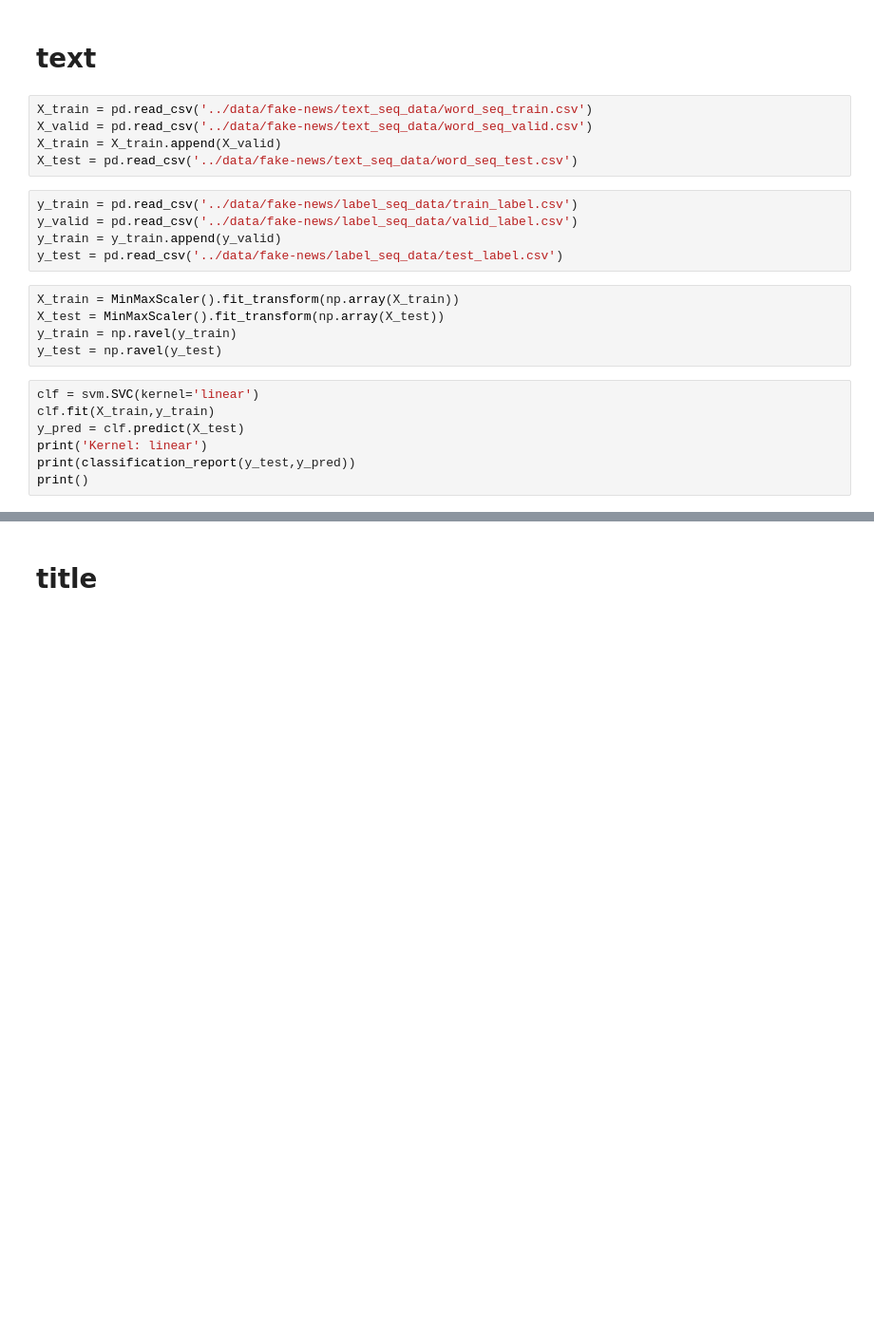
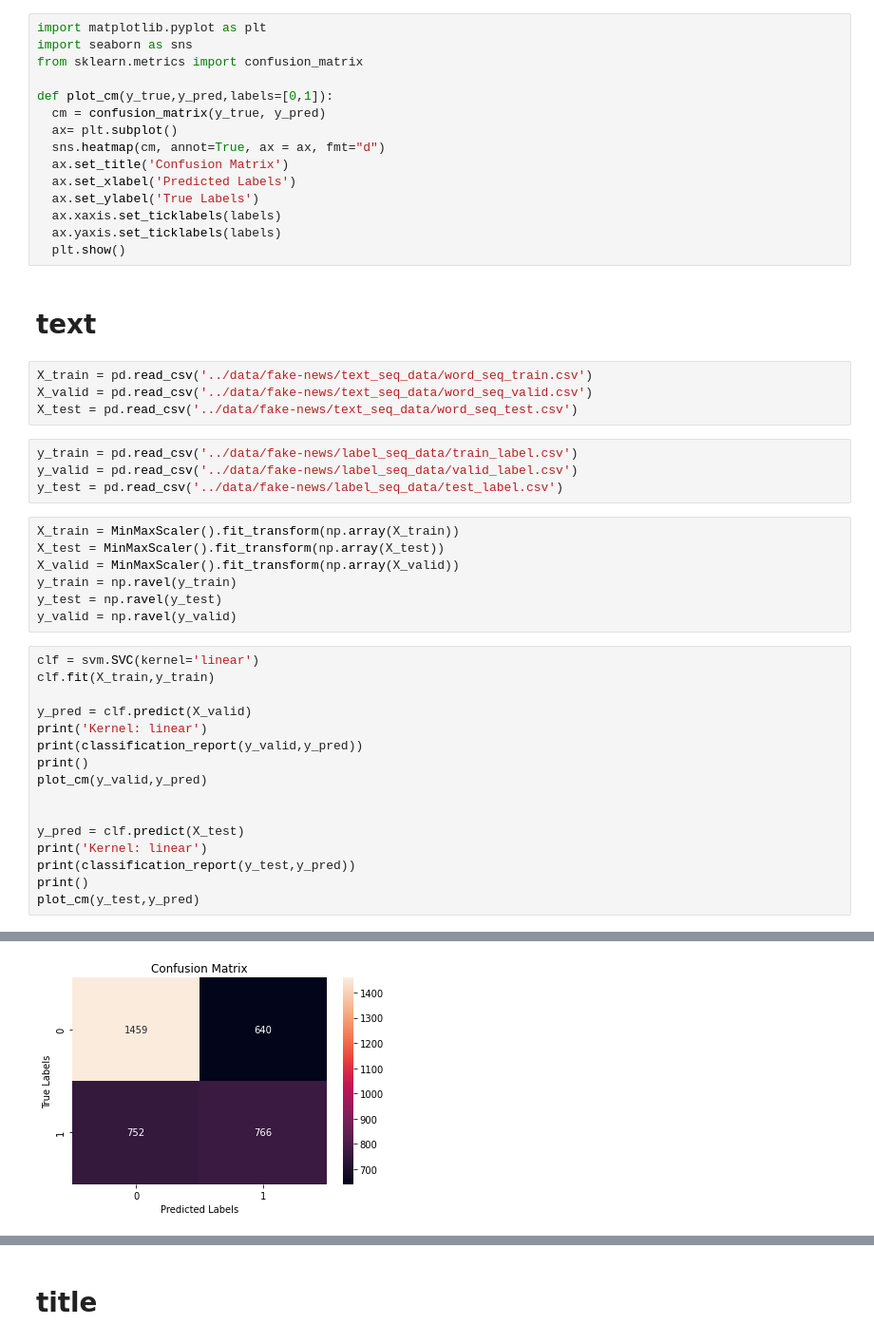
Before and after one commit to arkaprabha10/Fake-News-Detection, a Jupyter notebook: kaggle_dataset_code/svm_v1.ipynb, the cells around one changed output, grey strips where cells are left out. Shown: that part at 95% size. Saved outputs shown, nothing was run; the diff lists cells and outputs as text; blank space fills up the shorter version.

Commit message:
confusion matrix for logistic and svm

```diff
--- a/kaggle_dataset_code/svm_v1.ipynb
+++ b/kaggle_dataset_code/svm_v1.ipynb
@@ -4,30 +4,54 @@ import pandas as pd
 from sklearn import svm
 from sklearn.metrics import classification_report
 from sklearn.preprocessing import MinMaxScaler
+# %%
+import matplotlib.pyplot as plt
+import seaborn as sns
+from sklearn.metrics import confusion_matrix
+
+def plot_cm(y_true,y_pred,labels=[0,1]):
+  cm = confusion_matrix(y_true, y_pred)
+  ax= plt.subplot()
+  sns.heatmap(cm, annot=True, ax = ax, fmt="d")
+  ax.set_title('Confusion Matrix')
+  ax.set_xlabel('Predicted Labels')
+  ax.set_ylabel('True Labels')
+  ax.xaxis.set_ticklabels(labels)
+  ax.yaxis.set_ticklabels(labels)
+  plt.show()
 # %% [markdown]
 # text
 # %%
 X_train = pd.read_csv('../data/fake-news/text_seq_data/word_seq_train.csv')
 X_valid = pd.read_csv('../data/fake-news/text_seq_data/word_seq_valid.csv')
-X_train = X_train.append(X_valid)
 X_test = pd.read_csv('../data/fake-news/text_seq_data/word_seq_test.csv')
 # %%
 y_train = pd.read_csv('../data/fake-news/label_seq_data/train_label.csv')
 y_valid = pd.read_csv('../data/fake-news/label_seq_data/valid_label.csv')
-y_train = y_train.append(y_valid)
 y_test = pd.read_csv('../data/fake-news/label_seq_data/test_label.csv')
 # %%
 X_train = MinMaxScaler().fit_transform(np.array(X_train))
 X_test = MinMaxScaler().fit_transform(np.array(X_test))
+X_valid = MinMaxScaler().fit_transform(np.array(X_valid))
 y_train = np.ravel(y_train)
 y_test = np.ravel(y_test)
+y_valid = np.ravel(y_valid)
 # %%
 clf = svm.SVC(kernel='linear')
 clf.fit(X_train,y_train)
+
+y_pred = clf.predict(X_valid)
+print('Kernel: linear')
+print(classification_report(y_valid,y_pred))
+print()
+plot_cm(y_valid,y_pred)
+
+
 y_pred = clf.predict(X_test)
 print('Kernel: linear')
 print(classification_report(y_test,y_pred))
 print()
+plot_cm(y_test,y_pred)
 # %% [output]
 Kernel: linear
               precision    recall  f1-score   support
@@ -40,0 +65 @@ weighted avg       0.62      0.62      0.62      3652
+[figure, added]
```
Also changed, not shown: parts of 13 cells of this notebook, 3 other files.
